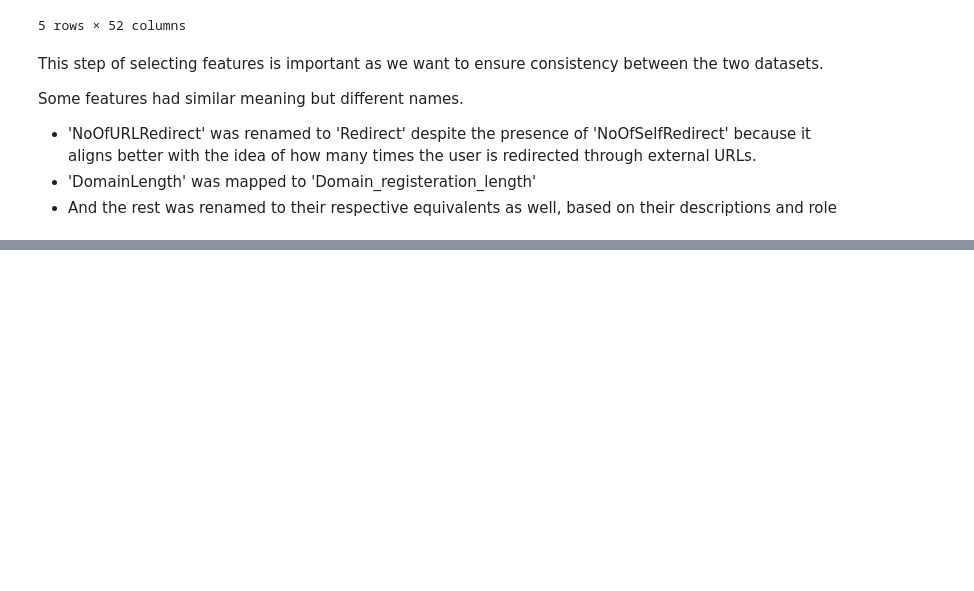
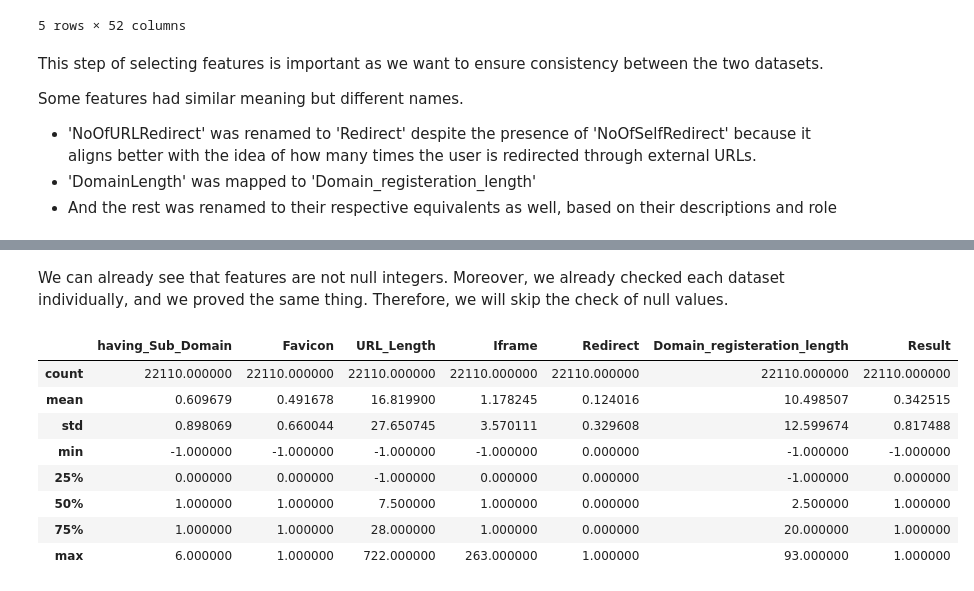
Before and after one commit to gabrielalaa/PhisingDetection, a Jupyter notebook: notebooks/merged_datasets.ipynb, the cells around one changed output, grey strips where cells are left out. Saved outputs shown, nothing was run; the diff lists cells and outputs as text; code cells hidden in the pictures; blank space fills up the shorter version.

```diff
--- a/notebooks/merged_datasets.ipynb
+++ b/notebooks/merged_datasets.ipynb
@@ -97,0 +145,14 @@ merged_df.to_csv("../data/merged_dataset.csv", index=False)
+# %% [markdown]
+We can already see that features are not null integers. Moreover, we already checked each dataset individually, and we proved the same thing. Therefore, we will skip the check of null values.
+# %%
+df.describe()
+# %% [output]
+|  | having_Sub_Domain | Favicon | URL_Length | Iframe | Redirect | Domain_registeration_length | Result |
+| count | 22110.000000 | 22110.000000 | 22110.000000 | 22110.000000 | 22110.000000 | 22110.000000 | 22110.000000 |
+| mean | 0.609679 | 0.491678 | 16.819900 | 1.178245 | 0.124016 | 10.498507 | 0.342515 |
+| std | 0.898069 | 0.660044 | 27.650745 | 3.570111 | 0.329608 | 12.599674 | 0.817488 |
+| min | -1.000000 | -1.000000 | -1.000000 | -1.000000 | 0.000000 | -1.000000 | -1.000000 |
+| 25% | 0.000000 | 0.000000 | -1.000000 | 0.000000 | 0.000000 | -1.000000 | 0.000000 |
+| 50% | 1.000000 | 1.000000 | 7.500000 | 1.000000 | 0.000000 | 2.500000 | 1.000000 |
+| 75% | 1.000000 | 1.000000 | 28.000000 | 1.000000 | 0.000000 | 20.000000 | 1.000000 |
+| max | 6.000000 | 1.000000 | 722.000000 | 263.000000 | 1.000000 | 93.000000 | 1.000000 |
```
Also changed, not shown: parts of 16 cells of this notebook, 2 other files.
